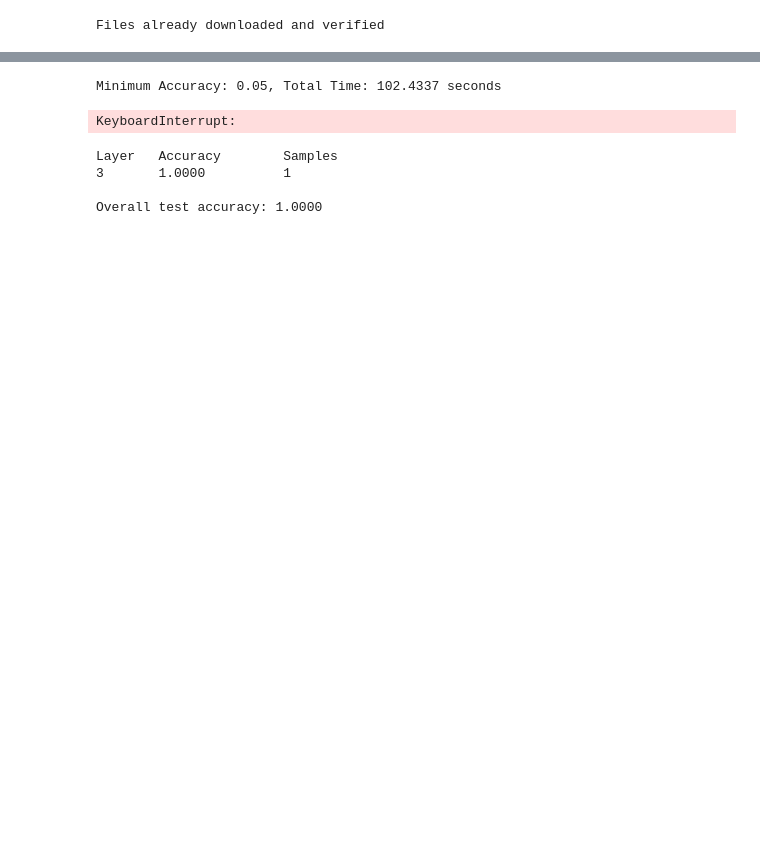
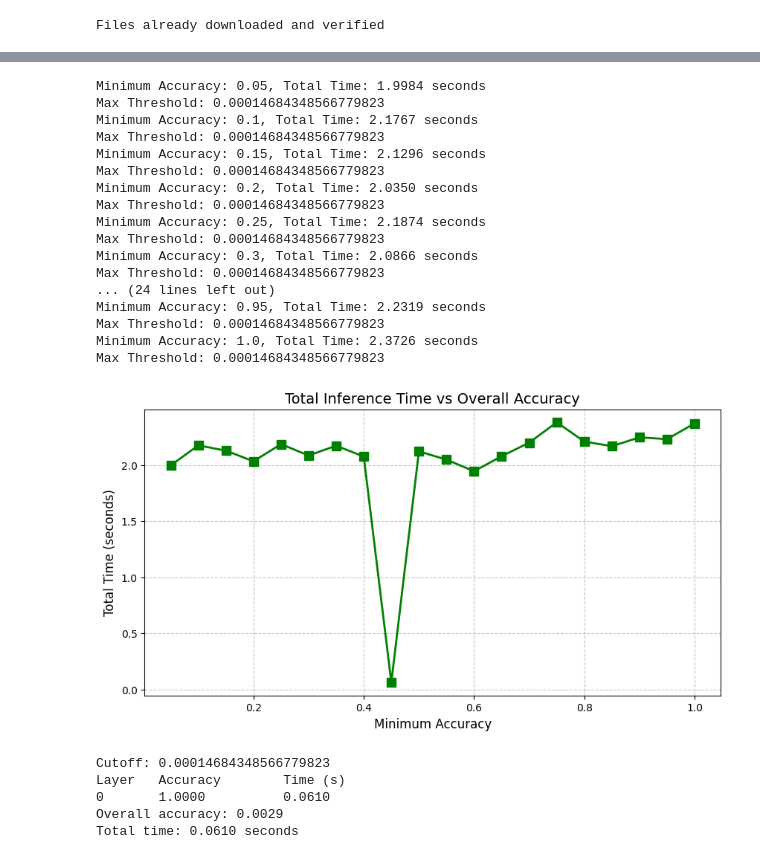
Before and after one commit to Matthew-Lund/ECE-556-Assignments, a Jupyter notebook: Assignment_3/HW3.ipynb, the cells around one changed output, grey strips where cells are left out. Cells and saved outputs as stored; diff of their text form; code cells hidden in the pictures; blank space fills up the shorter version.

```diff
--- a/Assignment_3/HW3.ipynb
+++ b/Assignment_3/HW3.ipynb
@@ -466,6 +416,9 @@ def evaluate_with_thresholds(thresholds, print_per_layer=False):
 # %%
 print("\nEvaluating on test data with these thresholds:")
-test_acc = evaluate_with_thresholds(thresholds, print_per_layer=True)
-print(f"\nOverall test accuracy: {test_acc:.4f}")
+for threshold in thresholds:
+    print(f"Cutoff: {threshold}")
+    overall_acc, total_time = cutoff_exit_performance_check(threshold, print_per_layer_performance=False)
+    print(f"Overall accuracy: {overall_acc:.4f}")
+    print(f"Total time: {total_time:.4f} seconds")
 # %% [output]
 Evaluating on test data with these thresholds:
@@ -483,48 +447,64 @@ def thresholds_on_cutoff_perf(cutoff_list):
     accs = []
 
     for cutoff in cutoff_list:
         overall_acc, total_time = cutoff_exit_performance_check(cutoff, print_per_layer_performance=True)
         times.append(total_time)
         accs.append(overall_acc)
 
     return accs, times
 
-minimum_accs = np.linspace(0.01, 1, 100)
+minimum_accs = np.linspace(0.05, 1, 20)
 
 total_times = []
 thresholds = []
 for acc in minimum_accs:
     start_time = time()
 
-    thresholds.append(estimate_thresholds(acc))
+    acc_thresholds = estimate_thresholds(acc)
+    thresholds.append(acc_thresholds)
 
     end_time = time()
 
     total_time = end_time - start_time
 
     total_times.append(total_time)
 
     print(f"Minimum Accuracy: {acc}, Total Time: {total_time:.4f} seconds")
+    print(f"Max Threshold: {max(acc_thresholds)}")
 
 #Plot Total Time vs Overall Accuracy
 plt.figure(figsize=(10, 5))
-plt.plot(thresholds, total_times, 'g-s', linewidth=2, markersize=8)
+plt.plot(minimum_accs, total_times, 'g-s', linewidth=2, markersize=8)
 plt.title("Total Inference Time vs Overall Accuracy", fontsize=14)
-plt.xlabel("Overall Accuracy", fontsize=12)
+plt.xlabel("Minimum Accuracy", fontsize=12)
 plt.ylabel("Total Time (seconds)", fontsize=12)
 plt.grid(True, linestyle='--', alpha=0.7)
 # %% [output]
-Minimum Accuracy: 0.05, Total Time: 102.4337 seconds
+Minimum Accuracy: 0.05, Total Time: 1.9984 seconds
+Max Threshold: 0.00014684348566779823
+Minimum Accuracy: 0.1, Total Time: 2.1767 seconds
+Max Threshold: 0.00014684348566779823
+Minimum Accuracy: 0.15, Total Time: 2.1296 seconds
+Max Threshold: 0.00014684348566779823
+Minimum Accuracy: 0.2, Total Time: 2.0350 seconds
+Max Threshold: 0.00014684348566779823
+Minimum Accuracy: 0.25, Total Time: 2.1874 seconds
+Max Threshold: 0.00014684348566779823
+Minimum Accuracy: 0.3, Total Time: 2.0866 seconds
+Max Threshold: 0.00014684348566779823
+... (24 lines left out)
+Minimum Accuracy: 0.95, Total Time: 2.2319 seconds
+Max Threshold: 0.00014684348566779823
+Minimum Accuracy: 1.0, Total Time: 2.3726 seconds
+Max Threshold: 0.00014684348566779823
-KeyboardInterrupt:
+[figure, added]
-# %%
-#Best thresholds from minimum 0.95 (Fastest execution time)
-
-best_thresholds = estimate_thresholds(0.95)
-
-acc = evaluate_with_thresholds(best_thresholds, print_per_layer=True)
-print(f"\nOverall test accuracy: {test_acc:.4f}")
-# %% [output]
-Layer   Accuracy        Samples
-3       1.0000          1
-
-Overall test accuracy: 1.0000
+# %%
+best_thresh = 0.00014684348566779823    #Highest threshold Value Found
+
+best_thresh_acc, best_thresh_time = cutoff_exit_performance_check(best_thresh, print_per_layer_performance=True)
+# %% [output]
+Cutoff: 0.00014684348566779823
+Layer   Accuracy        Time (s)
+0       1.0000          0.0610
+Overall accuracy: 0.0029
+Total time: 0.0610 seconds
```
Also changed, not shown: parts of 6 cells of this notebook, 1 other file.
